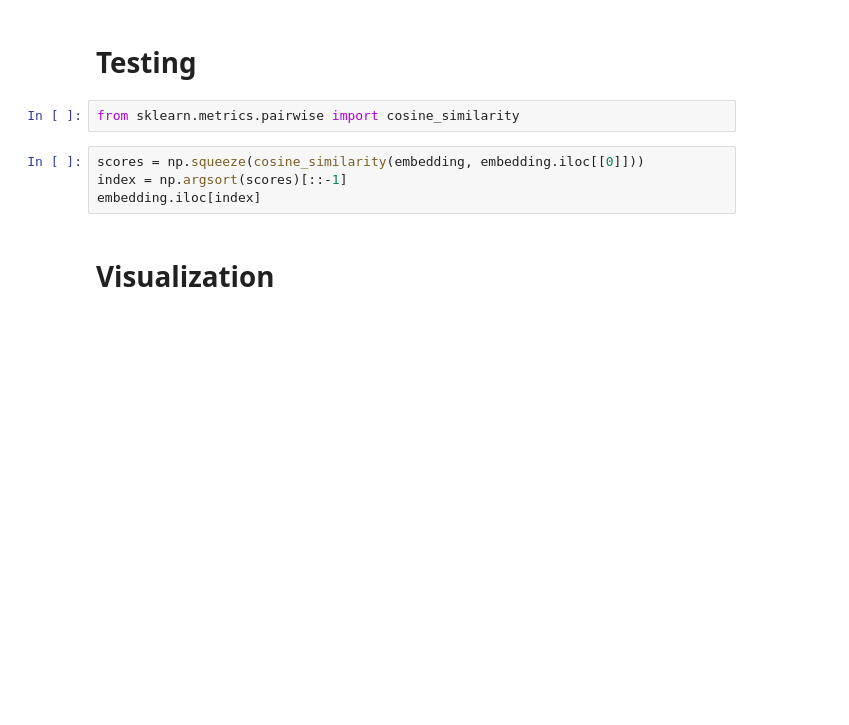
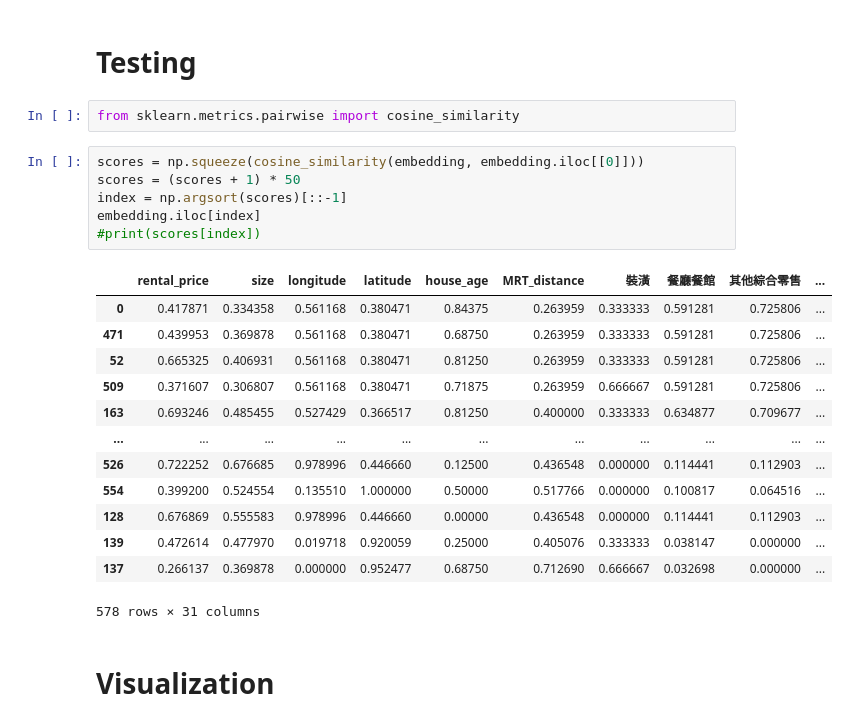
Before and after one commit to jasonluo-tw/2022_interior_hackathon, a Jupyter notebook: src/shop_embedding_trial.ipynb, the cells around one changed output. Drawn from its saved outputs; the diff is of its cells as text; blank space fills up the shorter version.

```diff
--- a/src/shop_embedding_trial.ipynb
+++ b/src/shop_embedding_trial.ipynb
@@ -183,8 +196,24 @@ plt.show()
 from sklearn.metrics.pairwise import cosine_similarity
 # %%
 scores = np.squeeze(cosine_similarity(embedding, embedding.iloc[[0]]))
+scores = (scores + 1) * 50
 index = np.argsort(scores)[::-1]
 embedding.iloc[index]
+#print(scores[index])
+# %% [output]
+|  | rental_price | size | longitude | latitude | house_age | MRT_distance | 裝潢 | 餐廳餐館 | 其他綜合零售 | ... |
+| 0 | 0.417871 | 0.334358 | 0.561168 | 0.380471 | 0.84375 | 0.263959 | 0.333333 | 0.591281 | 0.725806 | ... |
+| 471 | 0.439953 | 0.369878 | 0.561168 | 0.380471 | 0.68750 | 0.263959 | 0.333333 | 0.591281 | 0.725806 | ... |
+| 52 | 0.665325 | 0.406931 | 0.561168 | 0.380471 | 0.81250 | 0.263959 | 0.333333 | 0.591281 | 0.725806 | ... |
+| 509 | 0.371607 | 0.306807 | 0.561168 | 0.380471 | 0.71875 | 0.263959 | 0.666667 | 0.591281 | 0.725806 | ... |
+| 163 | 0.693246 | 0.485455 | 0.527429 | 0.366517 | 0.81250 | 0.400000 | 0.333333 | 0.634877 | 0.709677 | ... |
+| ... | ... | ... | ... | ... | ... | ... | ... | ... | ... | ... |
+| 526 | 0.722252 | 0.676685 | 0.978996 | 0.446660 | 0.12500 | 0.436548 | 0.000000 | 0.114441 | 0.112903 | ... |
+| 554 | 0.399200 | 0.524554 | 0.135510 | 1.000000 | 0.50000 | 0.517766 | 0.000000 | 0.100817 | 0.064516 | ... |
+| 128 | 0.676869 | 0.555583 | 0.978996 | 0.446660 | 0.00000 | 0.436548 | 0.000000 | 0.114441 | 0.112903 | ... |
+| 139 | 0.472614 | 0.477970 | 0.019718 | 0.920059 | 0.25000 | 0.405076 | 0.333333 | 0.038147 | 0.000000 | ... |
+| 137 | 0.266137 | 0.369878 | 0.000000 | 0.952477 | 0.68750 | 0.712690 | 0.666667 | 0.032698 | 0.000000 | ... |
+578 rows × 31 columns
 # %% [markdown]
 # Visualization
 # %%
```
Also changed, not shown: parts of 9 cells of this notebook, 4 other files.
